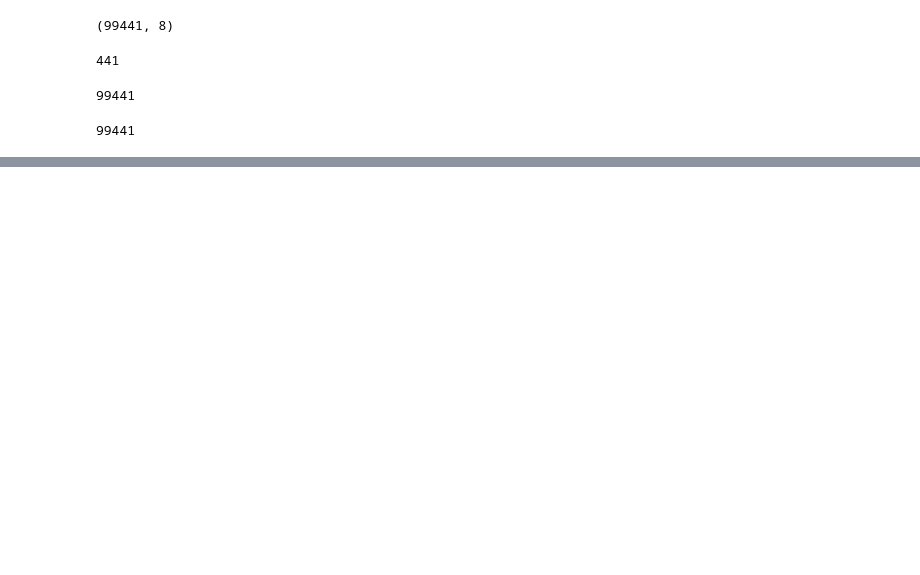
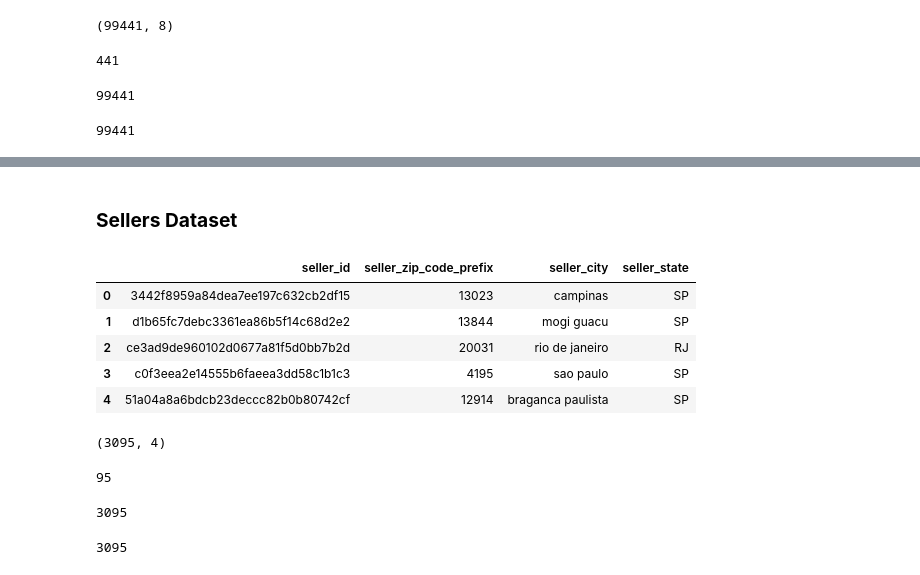
Before and after one commit to Mamello01/e-commerce, a Jupyter notebook: 01_database/02_Ingestion/load_raw.ipynb, the cells around one changed output, grey strips where cells are left out. Saved outputs shown, nothing was run; the diff lists cells and outputs as text; code cells hidden in the pictures; blank space fills up the shorter version.

```diff
--- a/01_database/02_Ingestion/load_raw.ipynb
+++ b/01_database/02_Ingestion/load_raw.ipynb
@@ -403,0 +459,42 @@ pd.read_sql(
+# %% [markdown]
+### **Sellers Dataset**
+# %%
+# Inspect the dataset
+sellers_df.head()
+# %% [output]
+|  | seller_id | seller_zip_code_prefix | seller_city | seller_state |
+| 0 | 3442f8959a84dea7ee197c632cb2df15 | 13023 | campinas | SP |
+| 1 | d1b65fc7debc3361ea86b5f14c68d2e2 | 13844 | mogi guacu | SP |
+| 2 | ce3ad9de960102d0677a81f5d0bb7b2d | 20031 | rio de janeiro | RJ |
+| 3 | c0f3eea2e14555b6faeea3dd58c1b1c3 | 4195 | sao paulo | SP |
+| 4 | 51a04a8a6bdcb23deccc82b0b80742cf | 12914 | braganca paulista | SP |
+# %%
+# Check the number of rows and columns
+sellers_df.shape
+# %% [output]
+(3095, 4)
+# %%
+# Load into the raw schema
+sellers_df.to_sql(
+    name="sellers",
+    con=engine,
+    schema="raw",
+    if_exists="replace",
+    index=False
+)
+# %% [output]
+95
+# %%
+# Validate the ingestion
+with engine.connect() as connection:
+    result = connection.execute(
+        text("SELECT COUNT(*) FROM raw.sellers")
+    )
+    print(result.scalar())
+# %% [output]
+3095
+# %%
+# Check if all of the data from the original csv has been successfully ingested
+len(sellers_df)
+# %% [output]
+3095
```
Also changed, not shown: parts of 15 cells of this notebook.
